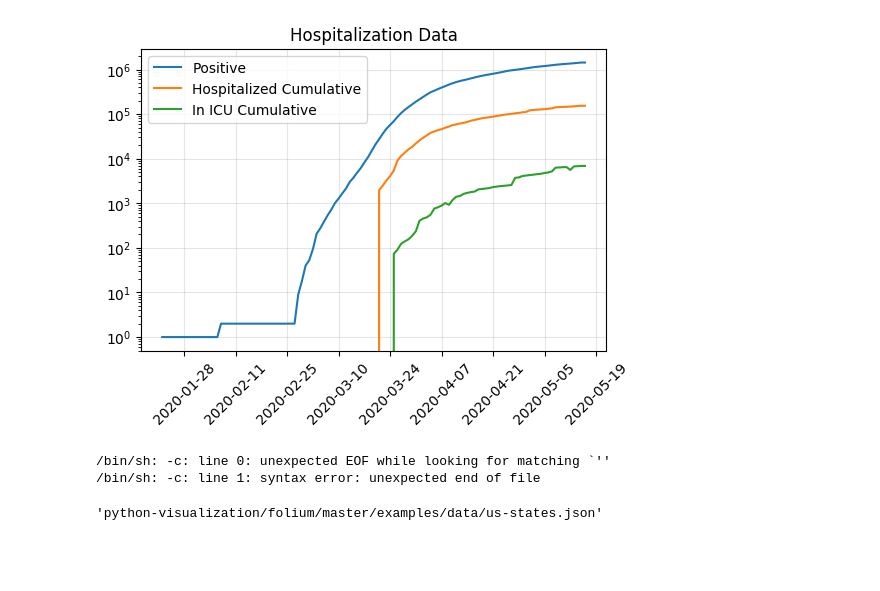
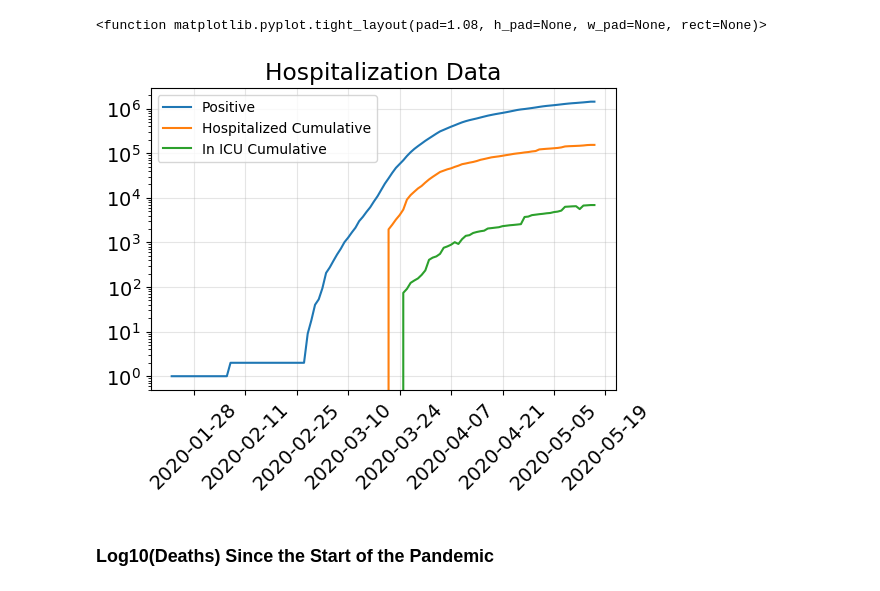
Before and after one commit to analisahill/covid19-analysis, a Jupyter notebook: COVID19_Analysis.ipynb, the cells around one changed output. Saved outputs shown, nothing was run; the diff lists cells and outputs as text; code cells hidden in the pictures; blank space fills up the shorter version.

```diff
--- a/COVID19_Analysis.ipynb
+++ b/COVID19_Analysis.ipynb
@@ -13,3 +31,9 @@ import seaborn as sns
 
 
 import folium
+# %%
+font = {'family' : 'sans-serif',
+        'weight' : 'normal',
+        'size'   : 14}
+
+plt.rc('font', **font)
@@ -66,29 +134,24 @@ plt.grid(alpha=.33)
 # %%
 dfs = df.groupby('Date', as_index=False).sum()
 
 fig, ax = plt.subplots(dpi=100)
 # dfs.plot(ax=ax, x='Date', y='Negative', )
 # dfs.plot(ax=ax, x='Date', y='Positive', )
 # dfs.plot(ax=ax, x='Date', y='Pending', )
 ax.plot(dfs.Date, dfs['Positive'], label='Positive')
 ax.plot(dfs.Date, dfs['Hospitalized Cumulative'], label='Hospitalized Cumulative')
 ax.plot(dfs.Date, dfs['In ICU Cumulative'], label='In ICU Cumulative')
 
 
 
 # ax.plot(dfs.Date, dfs.Positive, label='Positive')
 # ax.plot(dfs.Date, dfs.Pending, label='Pending')
-ax.legend()
+ax.legend(loc='upper left', prop={'size': 10})
 ax.set_title(r'Hospitalization Data')
-ax.semilogy()
 plt.xticks(rotation=45)
 plt.grid(alpha=.33)
+ax.semilogy()
+plt.tight_layout
 # %% [output]
+<function matplotlib.pyplot.tight_layout(pad=1.08, h_pad=None, w_pad=None, rect=None)>
-[figure, old version]
+[figure, new version]
-# %%
-!wget 'https://raw.githubusercontent.com/
-'python-visualization/folium/master/examples/data/us-states.json'
-# %% [output]
-/bin/sh: -c: line 0: unexpected EOF while looking for matching `''
-/bin/sh: -c: line 1: syntax error: unexpected end of file
-'python-visualization/folium/master/examples/data/us-states.json'
@@ -100,3 +158,5 @@ df_map = df_recent[df_recent['log10Deaths'] > 0]
+# %% [markdown]
+### Log10(Deaths) Since the Start of the Pandemic
 # %%
 m = folium.Map(location=[40, -102], zoom_start=3)
 
```
Also changed, not shown: parts of 21 cells of this notebook.
